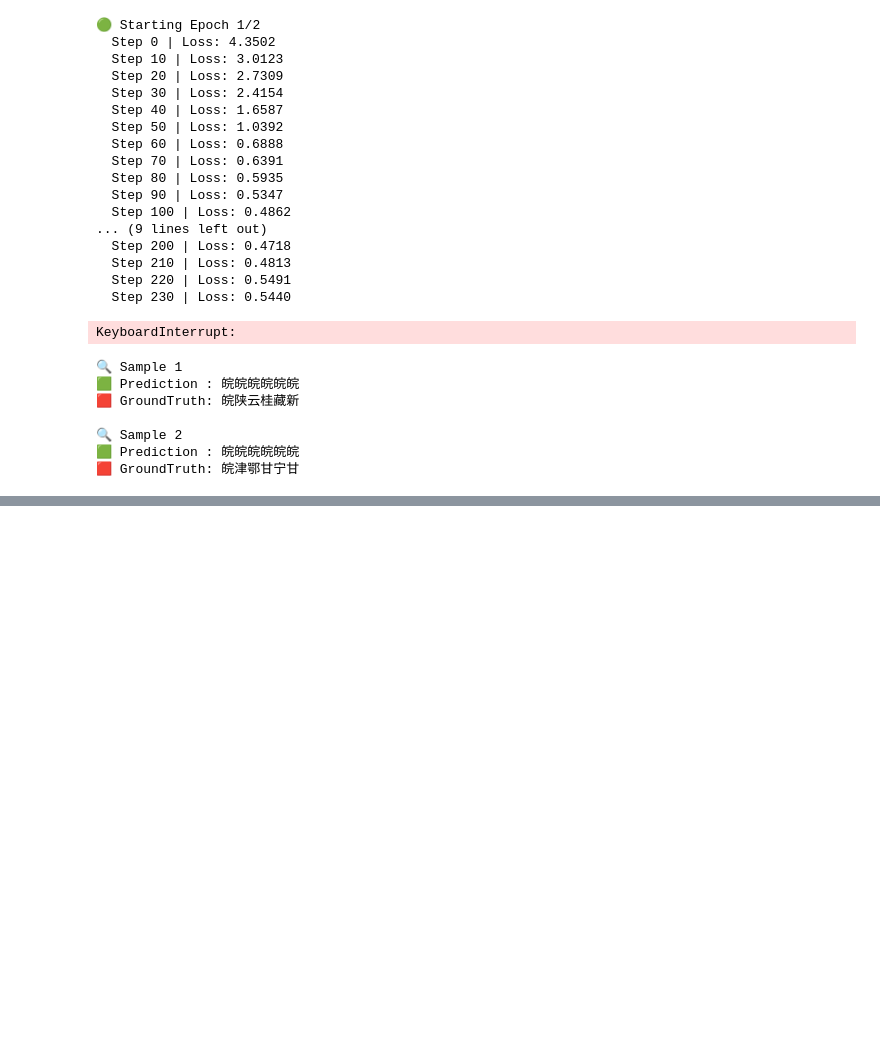
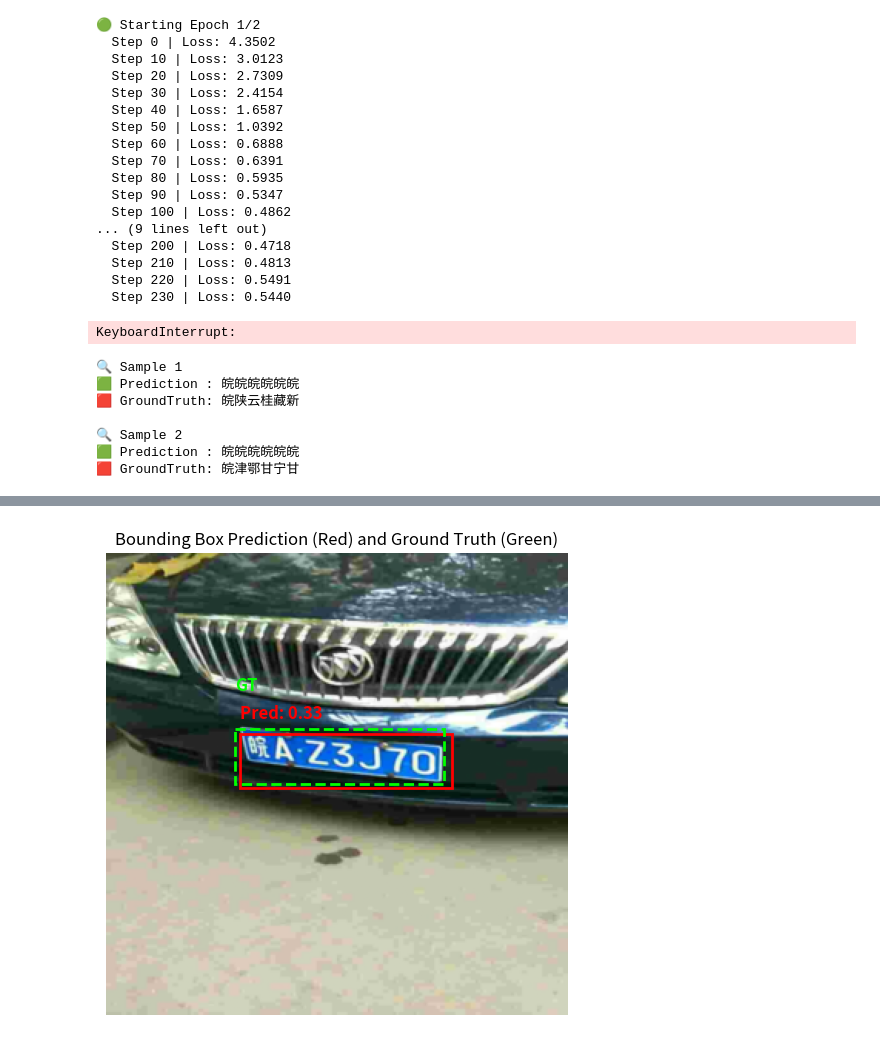
Before and after one commit to andrea-dalessio/CVProject4_final, a Jupyter notebook: detection_+_pdl_pr(not yet_trained)_new_ccpd_.ipynb, the cells around one changed output, grey strips where cells are left out. Saved outputs shown, nothing was run; the diff lists cells and outputs as text; code cells hidden in the pictures; blank space fills up the shorter version.

```diff
--- a/detection_+_pdl_pr(not yet_trained)_new_ccpd_.ipynb
+++ b/detection_+_pdl_pr(not yet_trained)_new_ccpd_.ipynb
@@ -734,0 +1059,5 @@ for i in range(min(2, pred.size(0))):  # Show 2 samples per batch
+# %%
+# The detection model
+detector = torchvision.models.detection.ssd300_vgg16(progress=True, num_classes=2, weights_backbone='DEFAULT', trainable_backbone_layers=0)
+print(detector)
+print(device)
@@ -734,0 +1149,10 @@ for i in range(min(2, pred.size(0))):  # Show 2 samples per batch
+# %%
+# Load previous detection model weights if available
+detector_weights_path = 'baseline1.pth'
+if os.path.exists(detector_weights_path):
+    detector.load_state_dict(torch.load(detector_weights_path, map_location=device))
+    print(f"Loaded detection model weights from {detector_weights_path}")
+
+# Apply random initialization to the recognizer
+recognizer = PDLPR(num_classes=len(all_characters)).to(device)
+recognizer.apply(lambda m: m.reset_parameters() if hasattr(m, 'reset_parameters') else None)
@@ -734,0 +1178,5 @@ for i in range(min(2, pred.size(0))):  # Show 2 samples per batch
+# %%
+# A custom collate function is needed because, without it, the DataLoader outputs one target for a batch of images
+def collate_dicttargets(batch):
+    images, targets = list(zip(*batch))
+    return list(images), list(targets)
@@ -734,0 +1300,71 @@ for i in range(min(2, pred.size(0))):  # Show 2 samples per batch
+# %%
+model.eval()
+mpl.rcParams['font.family'] = 'Noto Sans CJK JP'
+mpl.rcParams['axes.unicode_minus'] = False
+
+with torch.no_grad():
+    # Get a random image and target from the validation set
+    idx = random.randint(0, len(val_dataset) - 1)
+    image, target = val_dataset[idx]
+    image_batch = image.unsqueeze(0).to(device)  # (1, 3, H, W)
+
+    # Run detector to get predicted boxes and scores
+    detector = model.detector
+    detector.eval()
+    outputs = detector(image_batch)
+    boxes = outputs[0]['boxes'].cpu().numpy()
+    scores = outputs[0]['scores'].cpu().numpy()
+
+    # Show top-1 predicted box
+    if len(boxes) > 0:
+        best_idx = scores.argmax()
+        pred_box = boxes[best_idx]
+        conf = scores[best_idx]
+    else:
+        pred_box = None
+        conf = None
+
+    # Show ground truth box
+    gt_box = target['boxes'][0].cpu().numpy() if 'boxes' in target else None
+
+    # Visualize bounding boxes
+    img_np = image.permute(1, 2, 0).cpu().numpy()
+    img_np = (img_np * 0.5 + 0.5).clip(0, 1)
+    plt.figure(figsize=(6, 6))
+    plt.imshow(img_np)
+    ax = plt.gca()
+    if pred_box is not None:
+        x1, y1, x2, y2 = pred_box
+        ax.add_patch(plt.Rectangle((x1, y1), x2-x1, y2-y1, fill=False, color='red', linewidth=2))
+        plt.text(x1, y1-10, f'Pred: {conf:.2f}', color='red', fontsize=12, weight='bold')
+    if gt_box is not None:
+        x1, y1, x2, y2 = gt_box
+        ax.add_patch(plt.Rectangle((x1, y1), x2-x1, y2-y1, fill=False, color='lime', linewidth=2, linestyle='--'))
+        plt.text(x1, y1-25, 'GT', color='lime', fontsize=12, weight='bold')
+    plt.axis('off')
+    plt.title('Bounding Box Prediction (Red) and Ground Truth (Green)')
+    plt.show()
+
+if pred_box is not None:
+    x1, y1, x2, y2 = map(int, pred_box)
+    crop = image[:, y1:y2, x1:x2]
+    crop = TF.resize(crop, (48, 144))
+    crop = crop.unsqueeze(0).to(device)
+    seq_len = target['charas'].shape[1]
+    # Start with only the start token (or pad if you have no start token)
+    decoded = []
+    input_seq = torch.full((1, 1), pad_token_id, dtype=torch.long, device=device)
+    for _ in range(seq_len):
+        logits = model.recognizer(crop, input_seq)
+        next_token = logits[:, -1, :].argmax(dim=-1, keepdim=True)
+        decoded.append(next_token.item())
+        input_seq = torch.cat([input_seq, next_token], dim=1)
+    pred_str = decode_sequence(decoded, all_characters)
+    gt_indices = target['charas'][0].tolist()
+    gt_str = decode_sequence(gt_indices, all_characters)
+    print(f"Predicted Characters: {pred_str}")
+    print(f"Ground Truth Characters: {gt_str}")
+else:
+    print("No plate detected in this image.")
+# %% [output]
+[figure, added]
```
Also changed, not shown: parts of 40 cells of this notebook, 7 other files.
